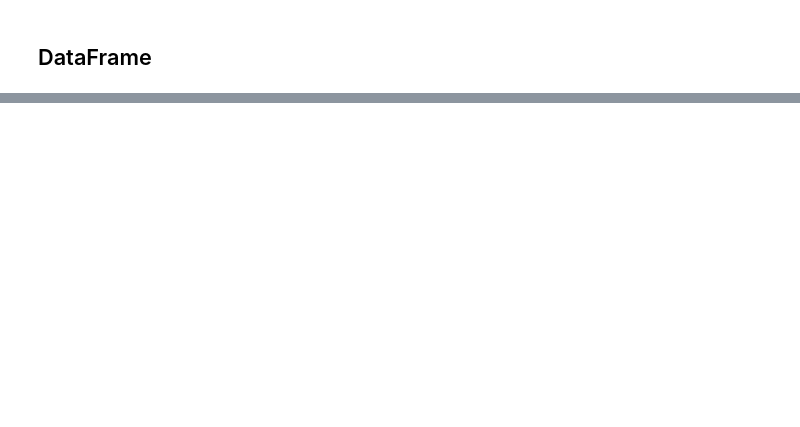
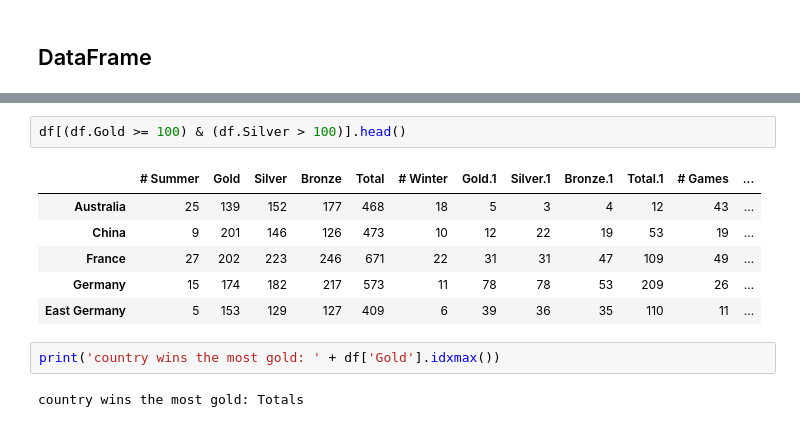
Before and after one commit to pppk520/ml_study, a Jupyter notebook: data_analysis/pandas.ipynb, the cells around one changed output, grey strips where cells are left out. Cells and saved outputs as stored; diff of their text form; blank space fills up the shorter version.

```diff
--- a/data_analysis/pandas.ipynb
+++ b/data_analysis/pandas.ipynb
@@ -76,0 +216,13 @@ print(pd.DataFrame(data).sort_values(by='pop', ascending=True))
+# %%
+df[(df.Gold >= 100) & (df.Silver > 100)].head()
+# %% [output]
+|  | # Summer | Gold | Silver | Bronze | Total | # Winter | Gold.1 | Silver.1 | Bronze.1 | Total.1 | # Games | ... |
+| Australia | 25 | 139 | 152 | 177 | 468 | 18 | 5 | 3 | 4 | 12 | 43 | ... |
+| China | 9 | 201 | 146 | 126 | 473 | 10 | 12 | 22 | 19 | 53 | 19 | ... |
+| France | 27 | 202 | 223 | 246 | 671 | 22 | 31 | 31 | 47 | 109 | 49 | ... |
+| Germany | 15 | 174 | 182 | 217 | 573 | 11 | 78 | 78 | 53 | 209 | 26 | ... |
+| East Germany | 5 | 153 | 129 | 127 | 409 | 6 | 39 | 36 | 35 | 110 | 11 | ... |
+# %%
+print('country wins the most gold: ' + df['Gold'].idxmax())
+# %% [output]
+country wins the most gold: Totals
```
Also changed, not shown: parts of 47 cells of this notebook, 5 other files.
